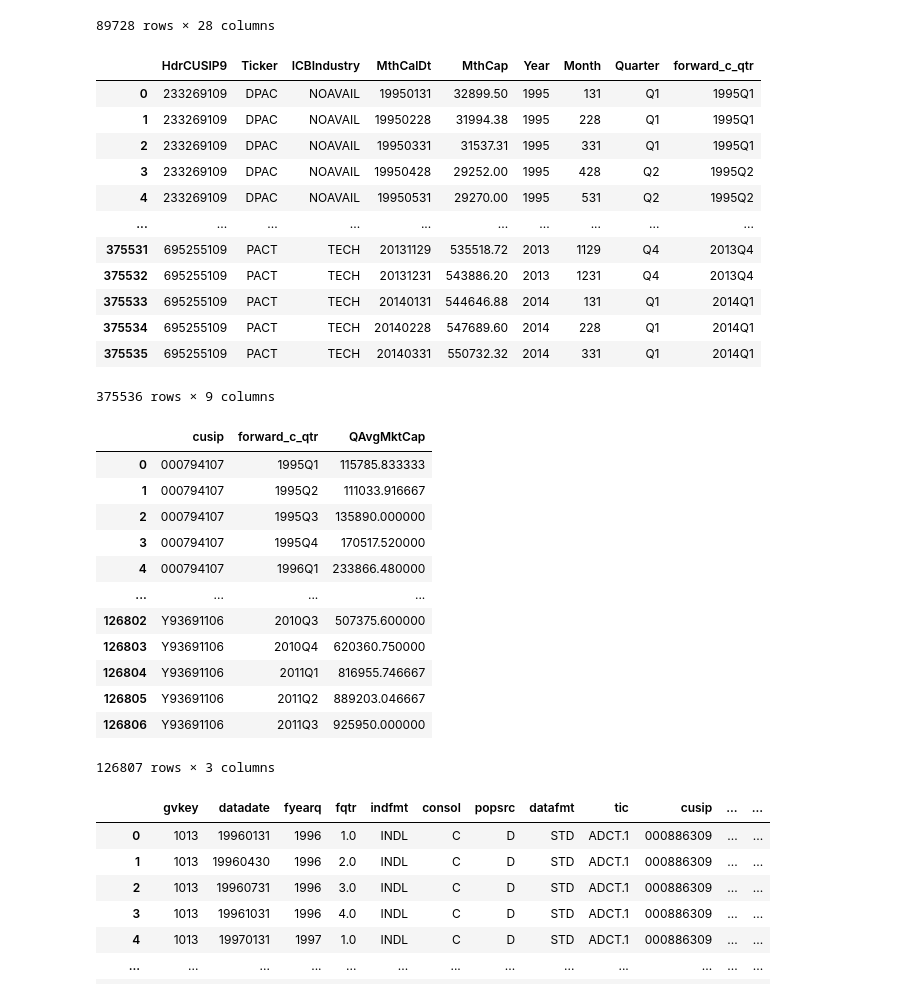
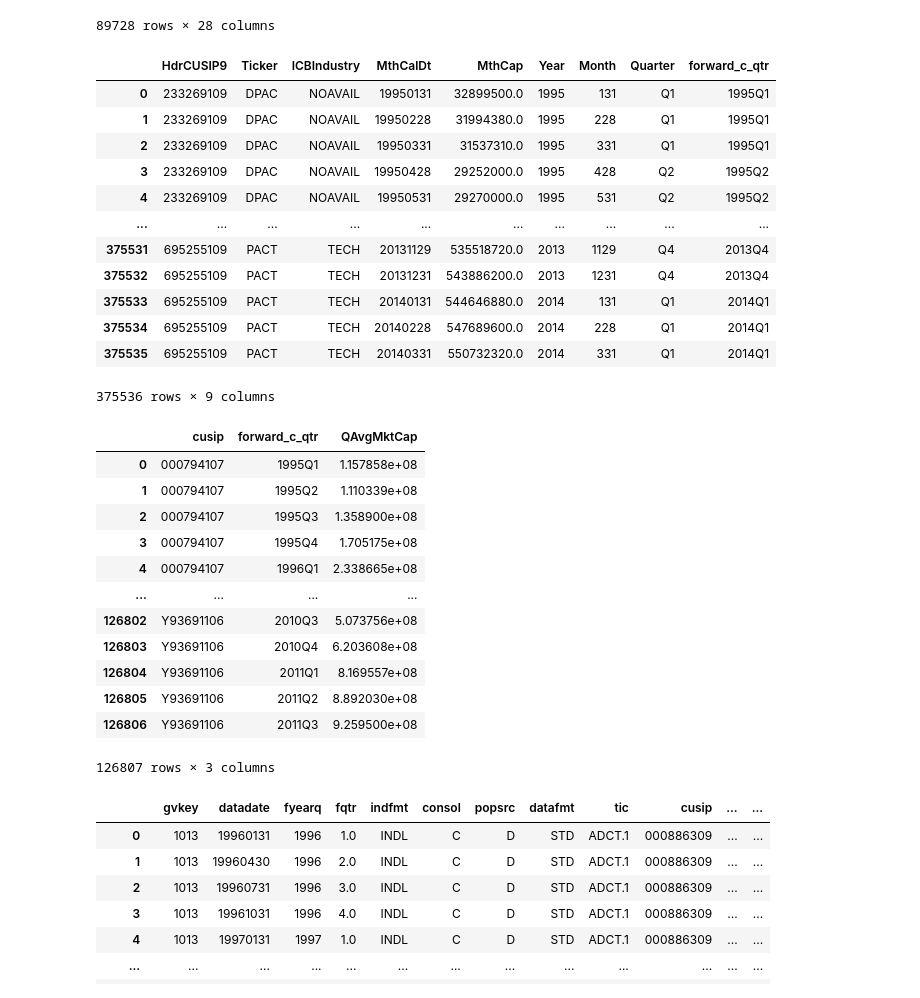
Before and after one commit to bnorman21/big-data-finance-final-project, a Jupyter notebook: finalproject.ipynb, the cells around one changed output. Saved outputs shown, nothing was run; the diff lists cells and outputs as text; code cells hidden in the pictures.

```diff
--- a/finalproject.ipynb
+++ b/finalproject.ipynb
@@ -68,37 +71,38 @@ financial_history
 # %%
 market_cap_history = pd.read_csv('market-cap-history.csv')
 market_cap_history['Year'] = market_cap_history['MthCalDt'] // 10000
 market_cap_history['Month'] = market_cap_history['MthCalDt'].map(str)
 market_cap_history['Month'] = market_cap_history['Month'].str[4:8]
 market_cap_history['Month'] = market_cap_history['Month'].map(int)
 def assign_quarter(row):
     if row['Month'] < 400:
         return 'Q1'
     elif row['Month'] < 700:
         return 'Q2'
     elif row['Month'] < 1000:
         return 'Q3'
     else:
         return 'Q4'
 market_cap_history['Quarter'] = market_cap_history.apply(assign_quarter, axis=1)
 market_cap_history['Year'] = market_cap_history['Year'].map(str)
 market_cap_history['forward_c_qtr'] = market_cap_history['Year'] + market_cap_history['Quarter']
 market_cap_history['MthCap'] = market_cap_history['MthCap'].str.replace(',', '')
 market_cap_history['MthCap'] = market_cap_history['MthCap'].map(float)
+market_cap_history['MthCap'] = market_cap_history['MthCap'] * 1000
 market_cap_history
 # %% [output]
 |  | HdrCUSIP9 | Ticker | ICBIndustry | MthCalDt | MthCap | Year | Month | Quarter | forward_c_qtr |
-| 0 | 233269109 | DPAC | NOAVAIL | 19950131 | 32899.50 | 1995 | 131 | Q1 | 1995Q1 |
-| 1 | 233269109 | DPAC | NOAVAIL | 19950228 | 31994.38 | 1995 | 228 | Q1 | 1995Q1 |
-| 2 | 233269109 | DPAC | NOAVAIL | 19950331 | 31537.31 | 1995 | 331 | Q1 | 1995Q1 |
-| 3 | 233269109 | DPAC | NOAVAIL | 19950428 | 29252.00 | 1995 | 428 | Q2 | 1995Q2 |
-| 4 | 233269109 | DPAC | NOAVAIL | 19950531 | 29270.00 | 1995 | 531 | Q2 | 1995Q2 |
+| 0 | 233269109 | DPAC | NOAVAIL | 19950131 | 32899500.0 | 1995 | 131 | Q1 | 1995Q1 |
+| 1 | 233269109 | DPAC | NOAVAIL | 19950228 | 31994380.0 | 1995 | 228 | Q1 | 1995Q1 |
+| 2 | 233269109 | DPAC | NOAVAIL | 19950331 | 31537310.0 | 1995 | 331 | Q1 | 1995Q1 |
+| 3 | 233269109 | DPAC | NOAVAIL | 19950428 | 29252000.0 | 1995 | 428 | Q2 | 1995Q2 |
+| 4 | 233269109 | DPAC | NOAVAIL | 19950531 | 29270000.0 | 1995 | 531 | Q2 | 1995Q2 |
 | ... | ... | ... | ... | ... | ... | ... | ... | ... | ... |
-| 375531 | 695255109 | PACT | TECH | 20131129 | 535518.72 | 2013 | 1129 | Q4 | 2013Q4 |
-| 375532 | 695255109 | PACT | TECH | 20131231 | 543886.20 | 2013 | 1231 | Q4 | 2013Q4 |
-| 375533 | 695255109 | PACT | TECH | 20140131 | 544646.88 | 2014 | 131 | Q1 | 2014Q1 |
-| 375534 | 695255109 | PACT | TECH | 20140228 | 547689.60 | 2014 | 228 | Q1 | 2014Q1 |
-| 375535 | 695255109 | PACT | TECH | 20140331 | 550732.32 | 2014 | 331 | Q1 | 2014Q1 |
+| 375531 | 695255109 | PACT | TECH | 20131129 | 535518720.0 | 2013 | 1129 | Q4 | 2013Q4 |
+| 375532 | 695255109 | PACT | TECH | 20131231 | 543886200.0 | 2013 | 1231 | Q4 | 2013Q4 |
+| 375533 | 695255109 | PACT | TECH | 20140131 | 544646880.0 | 2014 | 131 | Q1 | 2014Q1 |
+| 375534 | 695255109 | PACT | TECH | 20140228 | 547689600.0 | 2014 | 228 | Q1 | 2014Q1 |
+| 375535 | 695255109 | PACT | TECH | 20140331 | 550732320.0 | 2014 | 331 | Q1 | 2014Q1 |
 375536 rows × 9 columns
 # %%
 quarterly_avg_market_cap = market_cap_history.groupby(['HdrCUSIP9', 'forward_c_qtr'], as_index=False)['MthCap'].mean()
@@ -106,17 +110,17 @@ quarterly_avg_market_cap.rename(columns={'HdrCUSIP9': 'cusip', 'forward_c_qtr':
 quarterly_avg_market_cap
 # %% [output]
 |  | cusip | forward_c_qtr | QAvgMktCap |
-| 0 | 000794107 | 1995Q1 | 115785.833333 |
-| 1 | 000794107 | 1995Q2 | 111033.916667 |
-| 2 | 000794107 | 1995Q3 | 135890.000000 |
-| 3 | 000794107 | 1995Q4 | 170517.520000 |
-| 4 | 000794107 | 1996Q1 | 233866.480000 |
+| 0 | 000794107 | 1995Q1 | 1.157858e+08 |
+| 1 | 000794107 | 1995Q2 | 1.110339e+08 |
+| 2 | 000794107 | 1995Q3 | 1.358900e+08 |
+| 3 | 000794107 | 1995Q4 | 1.705175e+08 |
+| 4 | 000794107 | 1996Q1 | 2.338665e+08 |
 | ... | ... | ... | ... |
-| 126802 | Y93691106 | 2010Q3 | 507375.600000 |
-| 126803 | Y93691106 | 2010Q4 | 620360.750000 |
-| 126804 | Y93691106 | 2011Q1 | 816955.746667 |
-| 126805 | Y93691106 | 2011Q2 | 889203.046667 |
-| 126806 | Y93691106 | 2011Q3 | 925950.000000 |
+| 126802 | Y93691106 | 2010Q3 | 5.073756e+08 |
+| 126803 | Y93691106 | 2010Q4 | 6.203608e+08 |
+| 126804 | Y93691106 | 2011Q1 | 8.169557e+08 |
+| 126805 | Y93691106 | 2011Q2 | 8.892030e+08 |
+| 126806 | Y93691106 | 2011Q3 | 9.259500e+08 |
 126807 rows × 3 columns
 # %%
 
```
Also changed, not shown: parts of 10 cells of this notebook.
